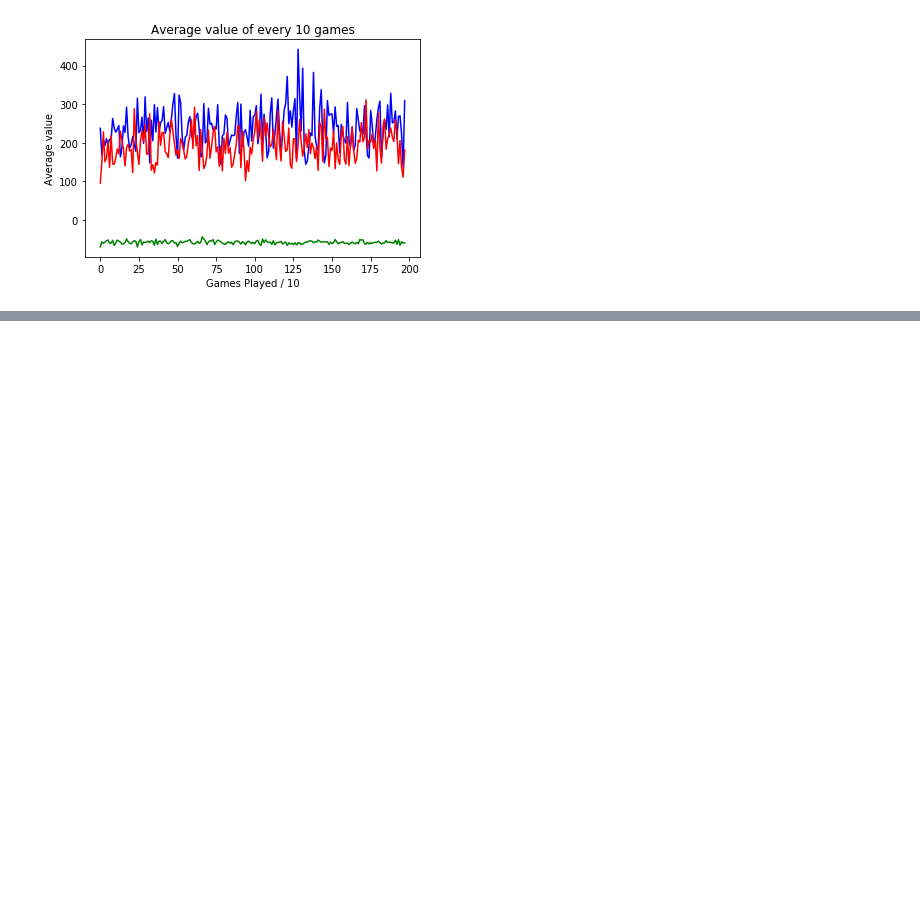
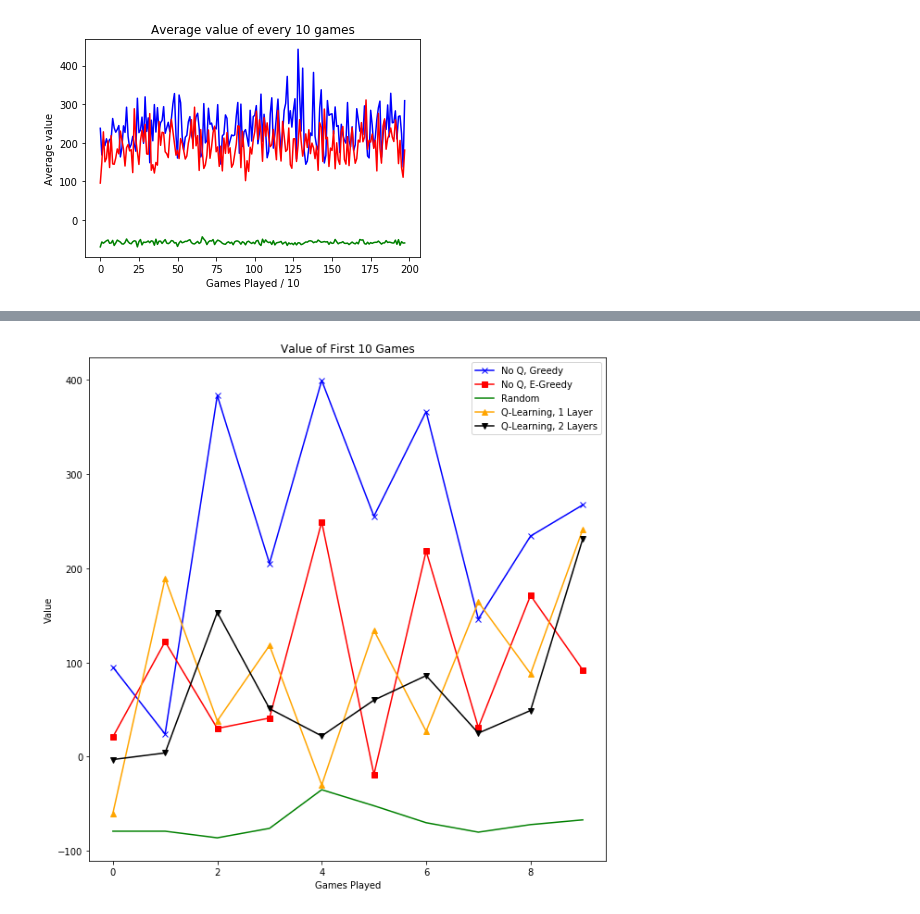
Before and after one commit to Edward-FitzSimons/TetrisAgent_ML, a Jupyter notebook: data_view.ipynb, the cells around one changed output, grey strips where cells are left out. Saved outputs shown, nothing was run; the diff lists cells and outputs as text; code cells hidden in the pictures; blank space fills up the shorter version.

```diff
--- a/data_view.ipynb
+++ b/data_view.ipynb
@@ -128,0 +161,23 @@ plt.show()
+# %%
+growth_ng, growth_eg, growth_r, growth_q1, growth_q2= [], [], [], [], []
+for i in range(10):
+    growth_ng.append(np.mean(data['Value'][i]))
+    growth_eg.append(np.mean(dat_E_greedy['Value'][i]))
+    growth_r.append(np.mean(dat_rand['Value'][i]))
+    growth_q1.append(np.mean(dat_q1['Value'][i]))
+    growth_q2.append(np.mean(dat_q2['Value'][i]))
+
+fig = plt.figure(figsize=(10,10))
+
+plt.plot(growth_ng, 'x-', color='blue', label='No Q, Greedy')
+plt.plot(growth_eg , 's-', color='red', label='No Q, E-Greedy')
+plt.plot(growth_r, color='green', label='Random')
+plt.plot(growth_q1, '^-', color='orange', label='Q-Learning, 1 Layer')
+plt.plot(growth_q2, 'v-', color='black', label='Q-Learning, 2 Layers')
+plt.title('Value of First 10 Games')
+plt.xlabel('Games Played')
+plt.ylabel('Value')
+plt.legend()
+plt.show()
+# %% [output]
+[figure, added]
```
Also changed, not shown: parts of 3 cells of this notebook, 1 other file.
